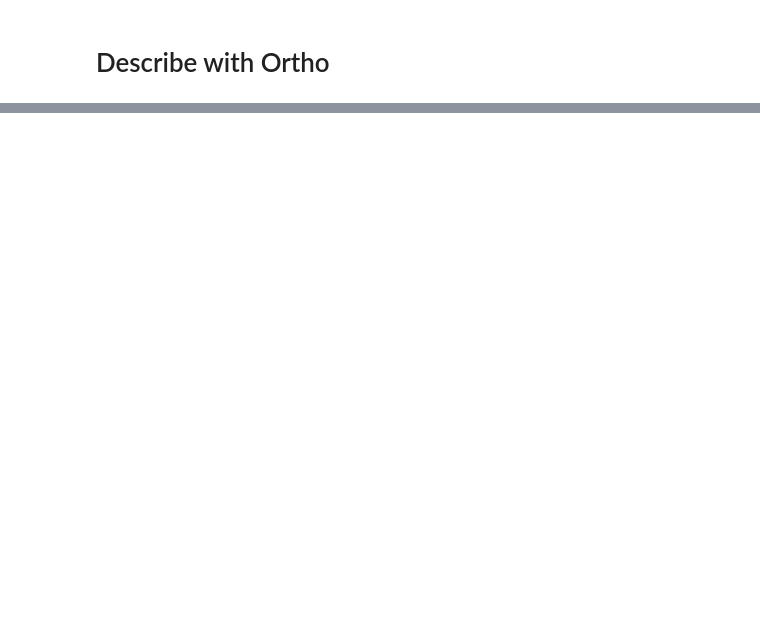
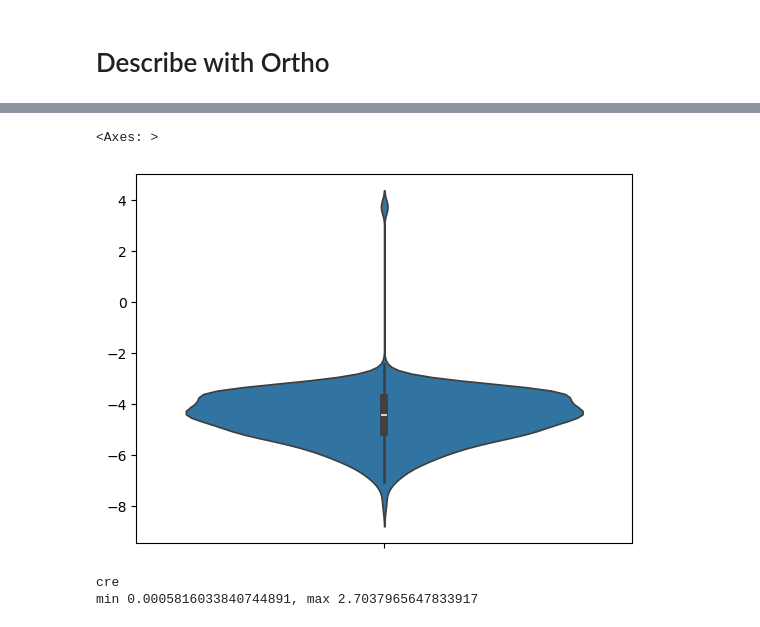
Before and after one commit to Reilly-Lab-Yale/tabula-rasa, a Jupyter notebook: notebooks/02_ortho_creation_seelig.ipynb, the cells around one changed output, grey strips where cells are left out. Cells and saved outputs as stored; diff of their text form; code cells hidden in the pictures; blank space fills up the shorter version.

```diff
--- a/notebooks/02_ortho_creation_seelig.ipynb
+++ b/notebooks/02_ortho_creation_seelig.ipynb
@@ -73,0 +71,24 @@ KilledWorker: Attempted to run task '_smart_matrix-e860d35924fef76bfa39f9c58d1bf
+# %%
+by_cre_thetas=[]
+for key in primordial.by_cre.model:
+    by_cre_thetas.append(primordial.by_cre.model[key].result()["weights"]["theta"].squeeze())
+by_cre_thetas=np.array(by_cre_thetas)
+# %%
+sns.violinplot(by_cre_thetas)
+# %% [output]
+<Axes: >
+[figure, added]
+# %%
+def minimax(QC):
+    x=[]
+    for level in QC.keys():
+        if QC[level]["success"]:
+            x.append(QC[level]["dat"])
+    x=pd.concat(x)
+    print(f"min {min(x['mu'])}, max {max(x['mu'])}")
+
+print("cre")
+minimax(primordial.by_cre_qc)
+# %% [output]
+cre
+min 0.0005816033840744891, max 2.7037965647833917
```
Also changed, not shown: parts of 12 cells of this notebook, 1 other file.
